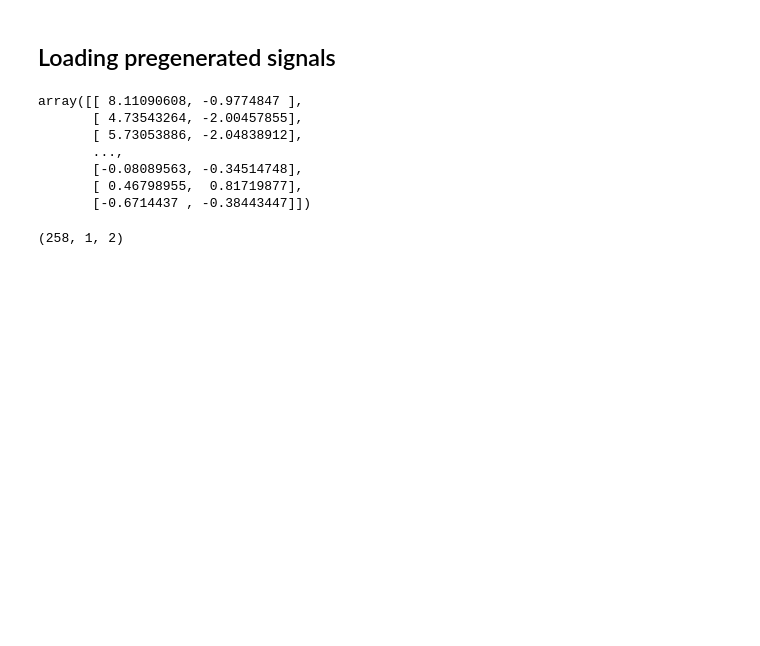
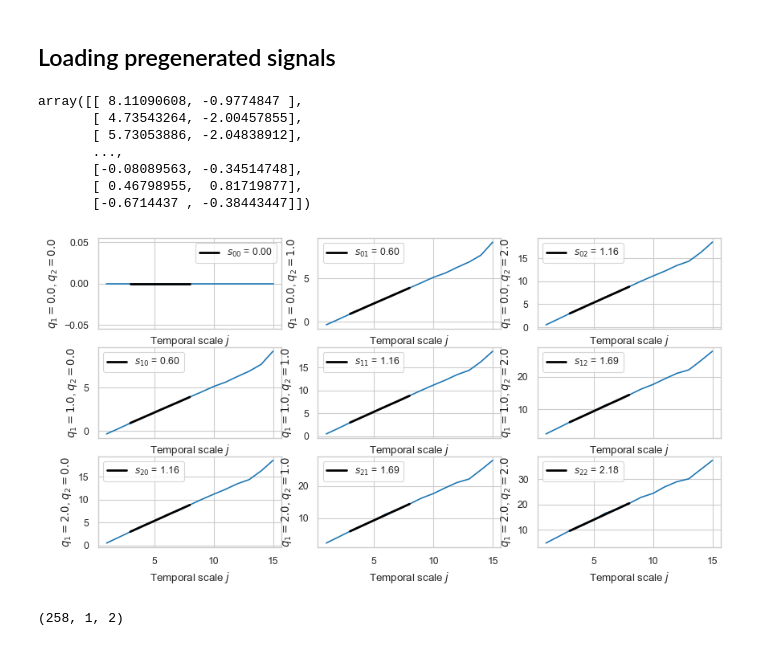
Before and after one commit to neurospin/pymultifracs, a Jupyter notebook: notebooks/Bivariate.ipynb, the cells around one changed output. Saved outputs shown, nothing was run; the diff lists cells and outputs as text; code cells hidden in the pictures; blank space fills up the shorter version.

Commit message:
Restructure dataclasses, add bivariate structure plotting

```diff
--- a/notebooks/Bivariate.ipynb
+++ b/notebooks/Bivariate.ipynb
@@ -65,6 +65,12 @@ WT = wavelet_analysis(X)
 WT = WT.auto_integrate(scaling_ranges)
 # %%
 lwt = bimfa(WT, WT, scaling_ranges, q1=[0, 1, 2], q2=[0, 1, 2])
+# %%
+sns.set_context('paper')
+# %%
+lwt.structure.plot(figsize=(10, 5))
+# %% [output]
+[figure, added]
 # %%
 WT.get_values(10).shape
 # %% [output]
```
Also changed, not shown: 12 other files.
